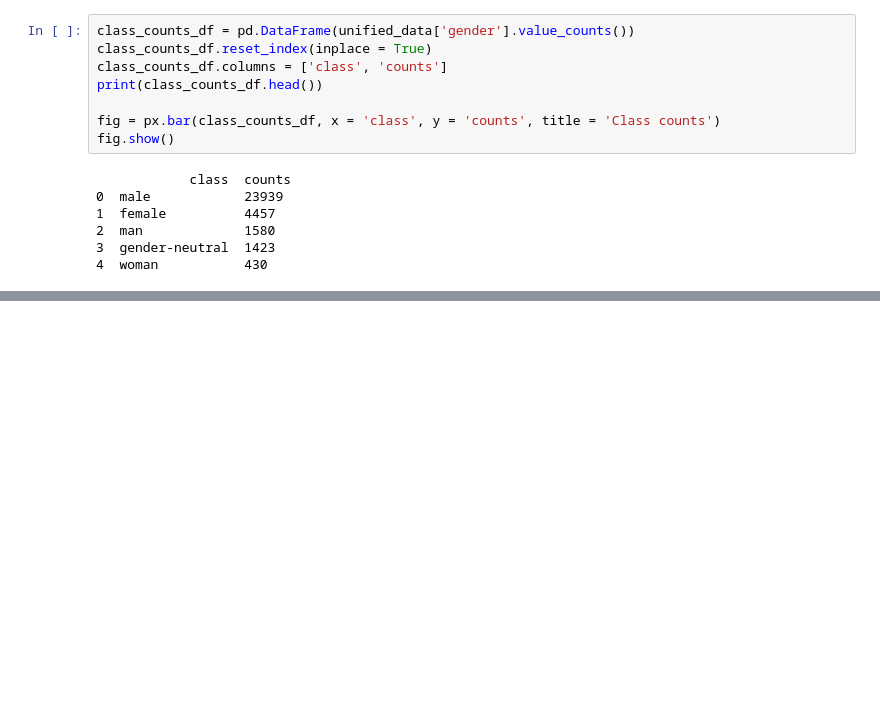
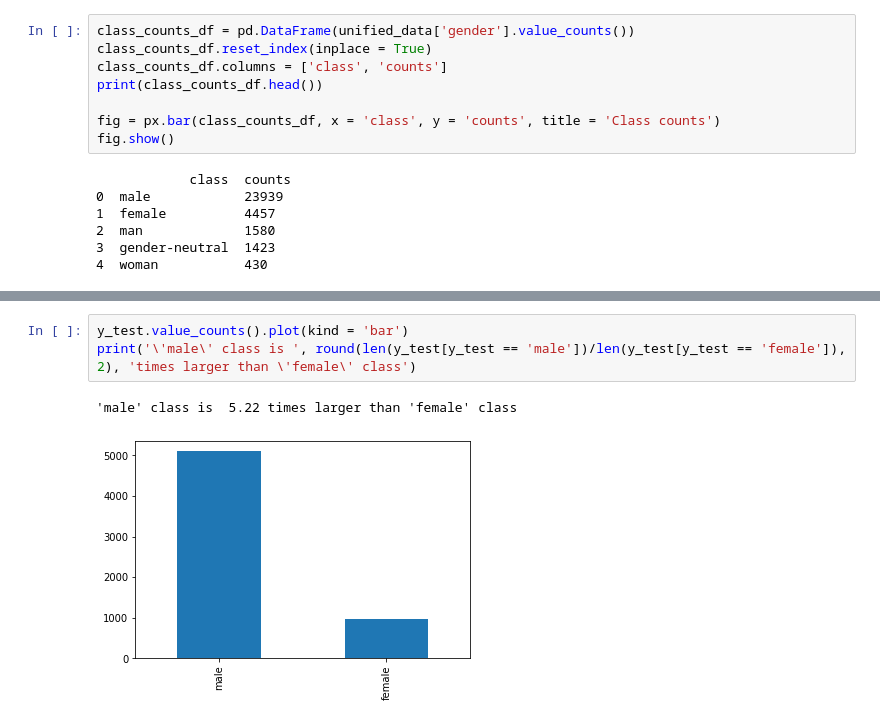
Before and after one commit to Wojciech-Skarbek-K/groupA-backend, a Jupyter notebook: data_load_clean_eda.ipynb, the cells around one changed output, grey strips where cells are left out. Saved outputs shown, nothing was run; the diff lists cells and outputs as text; blank space fills up the shorter version.

```diff
--- a/data_load_clean_eda.ipynb
+++ b/data_load_clean_eda.ipynb
@@ -225,0 +339,6 @@ AC:
+# %%
+y_test.value_counts().plot(kind = 'bar')
+print('\'male\' class is ', round(len(y_test[y_test == 'male'])/len(y_test[y_test == 'female']), 2), 'times larger than \'female\' class')
+# %% [output]
+'male' class is  5.22 times larger than 'female' class
+[figure, added]
```
Also changed, not shown: parts of 26 cells of this notebook.
